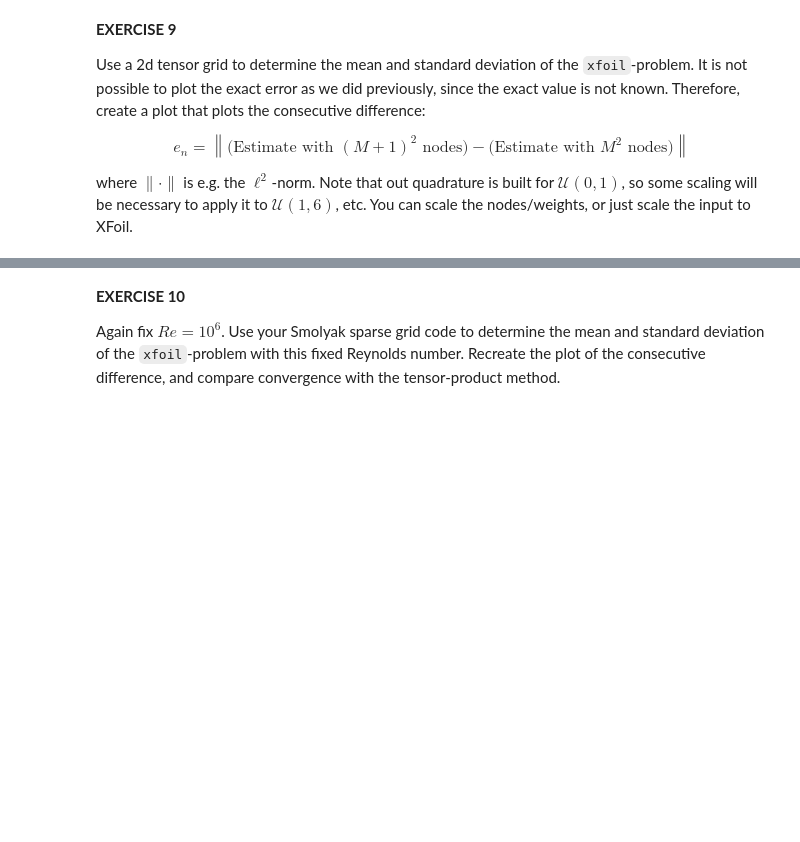
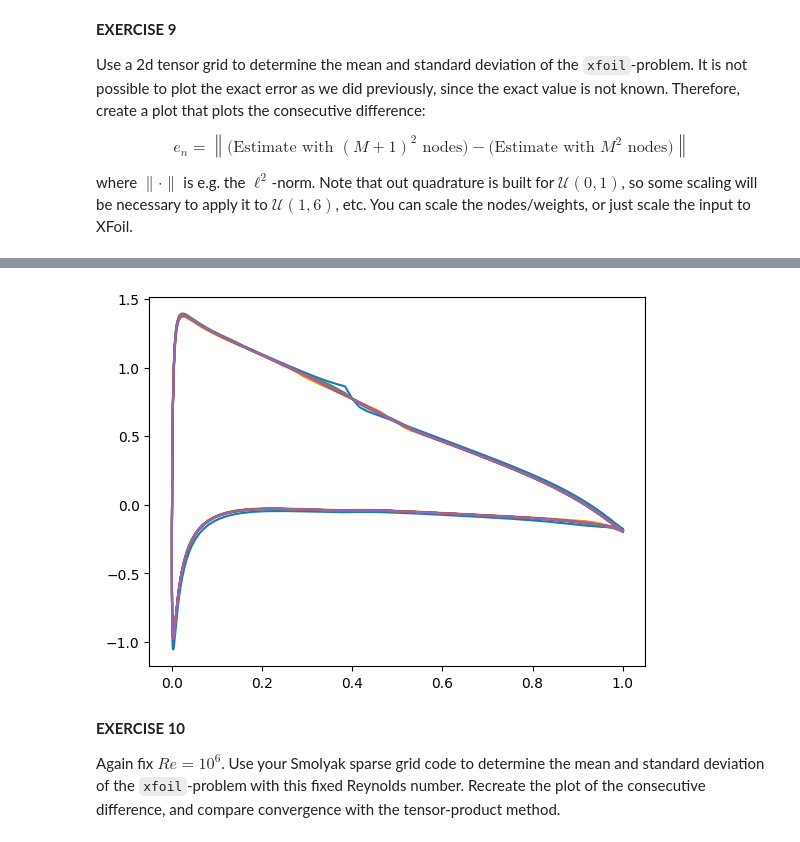
Before and after one commit to msahirs/CFD_IV, a Jupyter notebook: Tutorial1.ipynb, the cells around one changed output, grey strips where cells are left out. Saved outputs shown, nothing was run; the diff lists cells and outputs as text; code cells hidden in the pictures; blank space fills up the shorter version.

```diff
--- a/Tutorial1.ipynb
+++ b/Tutorial1.ipynb
@@ -109,19 +111,19 @@ $$
 $$
 Since the background (input) distribution is uniform, we know the Gauss-Legendre quadrature rule is optimal, and the Legendre polynomials form an orthogonal basis.  As in the lectures `numpy` implements this rule, but on the interval $[-1,1]$.  Scale the nodes and weights to the required interval $[0,1]$.
 # %%
-def scaled_gausslegendre(M):
+def scaled_gausslegendre(M, a = 0 , b = 1):
     """Return the Gauss-Legendre rule with M+1 nodes on [0,1]"""
     x, w = np.polynomial.legendre.leggauss(M+1)
     # Scaling of weights and nodes
-    x = 0.5*x + 0.5
-    w = w/2
+    x = 0.5*(x+1)*(b - a) + a
+    w = w * 0.5 * (b-a)
     return x, w
 
-def quad_gausslegendre(f, M):
+def quad_gausslegendre(f, M, a = 0 , b = 1):
     """Return the Gauss-Legendre approximation of the integral of f on [0,1]"""
-    x, w = scaled_gausslegendre(M)
+    x, w = scaled_gausslegendre(M,a = a, b= b)
     return np.sum(w*f(x)) # Implement quadrature rule
 
-print("quad_gausslegendre estimate of integral of x**2 on [0,1]:", quad_gausslegendre(lambda x: x**2, 4))
-print("Exact of integral of x**2 on [0,1] (x**3 / 3):", 1/3)
+print("quad_gausslegendre estimate of integral of x**2 on [1,6]:", quad_gausslegendre(lambda x: x**2, 4, a=1, b=6))
+print("Exact of integral of x**2 on [1,6] (x**3 / 3):", 6**3/3 - 1**3/3)
 # %% [output]
@@ -613,3 +639,55 @@ Use a 2d tensor grid to determine the mean and standard deviation of the `xfoil`
 $$e_n = \left\|\text{(Estimate with $(M+1)^2$ nodes)} - \text{(Estimate with $M^2$ nodes)}\right\|$$
 
 where $\|\cdot\|$ is e.g. the $\ell^2$-norm.  Note that out quadrature is built for $\mathcal{U}(0,1)$, so some scaling will be necessary to apply it to $\mathcal{U}(1,6)$, etc.  You can scale the nodes/weights, or just scale the input to XFoil.
+# %%
+A = 15
+
+M_arr = np.array([x for x in range(A)])
+
+N_arr = M_arr**2
+
+def wrap_xfoil_Re(Re):
+    def xfoil_aoa_mach(aoa,mach):
+        return -xfoil.cp(aoa,mach,Re)
+
+    return xfoil_aoa_mach
+
+get_xfoil_1e6 = wrap_xfoil_Re(1e6)
+
+results_array = []
+
+for i in range(len(M_arr)):
+    print(M_arr[i])
+    xfoil_res = quad2d_stoch(get_xfoil_1e6, M_arr[i], M_arr[i],
+                       a1=1,b1=6,a2=0.3,b2=0.6)
+
+    results_array.append(xfoil_res)
+
+    # print(xfoil_res)
+""
+# print(np.squeeze(np.array(results_array)).shape)
+vals = np.squeeze(np.array(results_array))
+diff_vals = np.diff(vals, axis = 0,)
+diff_vals = np.vstack((diff_vals,np.zeros_like(vals[-1,:])))
+
+for i in vals:
+    plt.plot(xfoil.x, i)
+
+
+# compute relative error, w.r.t. error on finest grid
+# limitation: an error of 0 is shown on the finest grid point
+# warning: ensure M1, M2 are in ascending order!
+# Eu = EIP2d_arr[-1]
+# err_arr = np.abs(EIP2d_arr-Eu)
+
+
+# sort_idx = np.argsort(N_arr)
+# N_arr = N_arr[sort_idx]
+# err_arr = err_arr[sort_idx]
+
+# plt.figure()
+# plt.loglog(N_arr, err_arr, '--', marker = 'x')
+# plt.xlabel('N')
+# plt.ylabel('eN')
+# plt.grid(True)
+# %% [output]
@@ -616,3 +709,4 @@ where $\|\cdot\|$ is e.g. the $\ell^2$-norm.  Note that out quadrature is built
+[figure, added]
 # %% [markdown]
 **EXERCISE 10**
 
```
Also changed, not shown: parts of 10 cells of this notebook, 1 other file.
